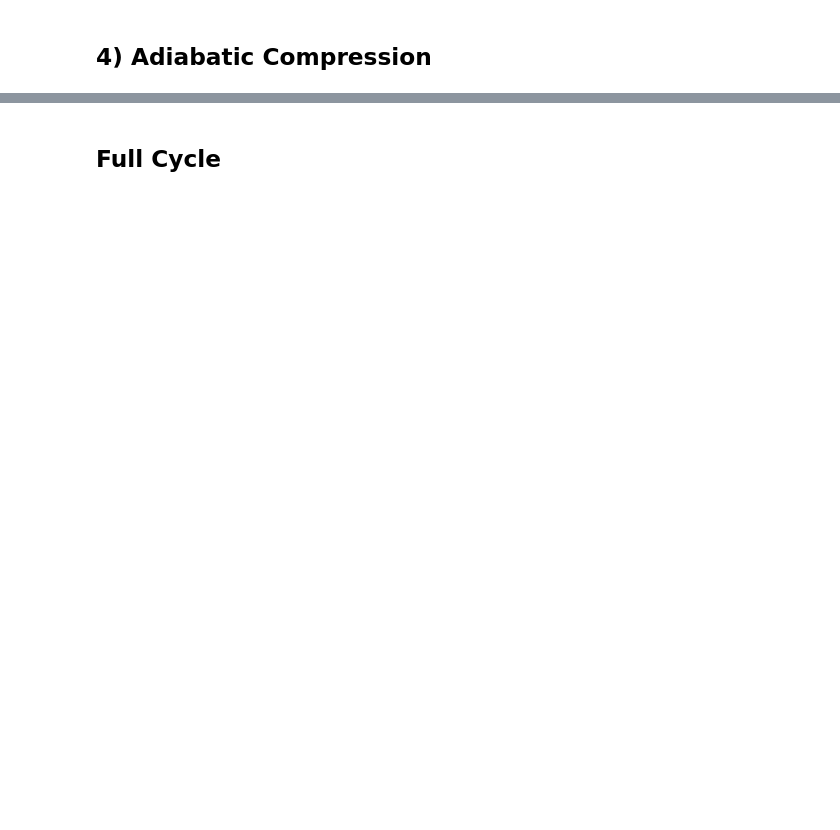
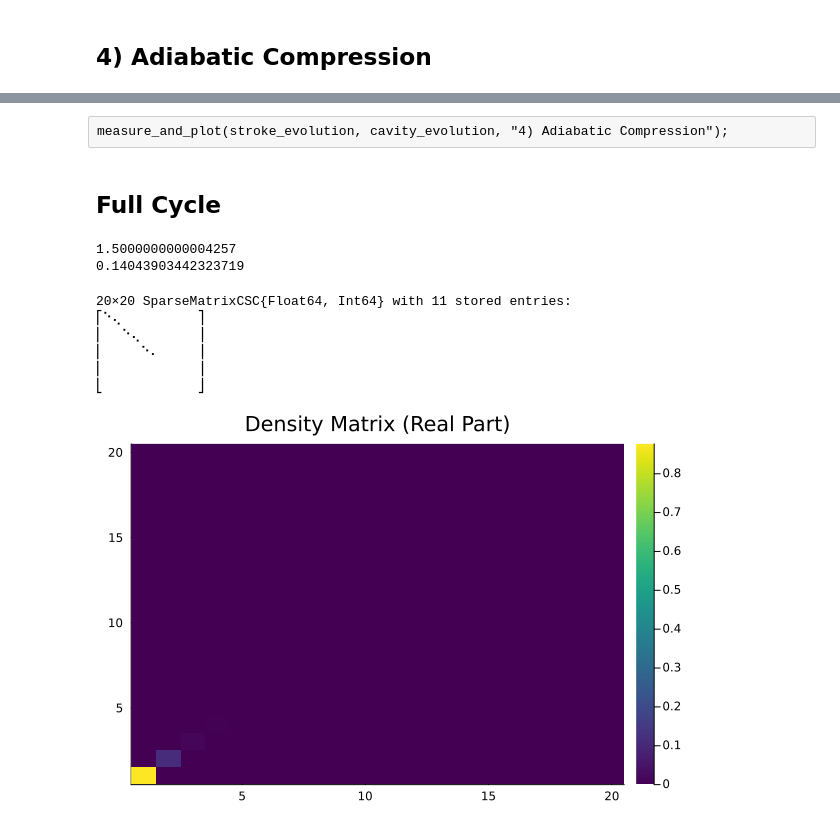
Before and after one commit to fedesss98/phaseonium-thermodynamics, a Jupyter notebook: julia/01-adiabatic-stroke.ipynb, the cells around one changed output, grey strips where cells are left out. Cells and saved outputs as stored; diff of their text form; code cells hidden in the pictures; blank space fills up the shorter version.

```diff
--- a/julia/01-adiabatic-stroke.ipynb
+++ b/julia/01-adiabatic-stroke.ipynb
@@ -233,5 +214,38 @@ measure_and_plot(stroke_evolution, cavity_evolution, "4) Adiabatic Compression")
+# %% [raw]
+measure_and_plot(stroke_evolution, cavity_evolution, "4) Adiabatic Compression");
 # %% [markdown]
 ## Full Cycle
+# %%
+ρ = copy(ρg)
+systems = [Matrix(ρ) for _ in 0:100]
+dimensions = size(ρ)
+temp1 = spzeros(ComplexF64, dimensions)
+for _ in 1:100000
+    # Reset the new density operator
+    temp2 = spzeros(dimensions)
+    for ek in kraus_h
+        mul!(temp1, ek, ρ)  # left multiplication
+        mul!(temp1, temp1, ek')  # right multiplication
+        temp2 .+= temp1
+    end
+    ρ = temp2  # updates the old density operator
+end
+chop!(ρ)
+
+println(Measurements.temperature(real(ρ), ω))
+println(tr(ρ * ad*a))
+display(ρ)
+heatmap(real(ρ), color=:viridis, title="Density Matrix (Real Part)")
+# %% [output]
+1.5000000000004257
+0.14043903442323719
+20×20 SparseMatrixCSC{Float64, Int64} with 11 stored entries:
+⎡⠑⢄⠀⠀⠀⠀⠀⠀⠀⠀⎤
+⎢⠀⠀⠑⢄⠀⠀⠀⠀⠀⠀⎥
+⎢⠀⠀⠀⠀⠑⠄⠀⠀⠀⠀⎥
+⎢⠀⠀⠀⠀⠀⠀⠀⠀⠀⠀⎥
+⎣⠀⠀⠀⠀⠀⠀⠀⠀⠀⠀⎦
+[figure, added]
 # %%
 cycle_evolution = []
 cavity_evolution = []
```
Also changed, not shown: parts of 23 cells of this notebook, 6 other files.
